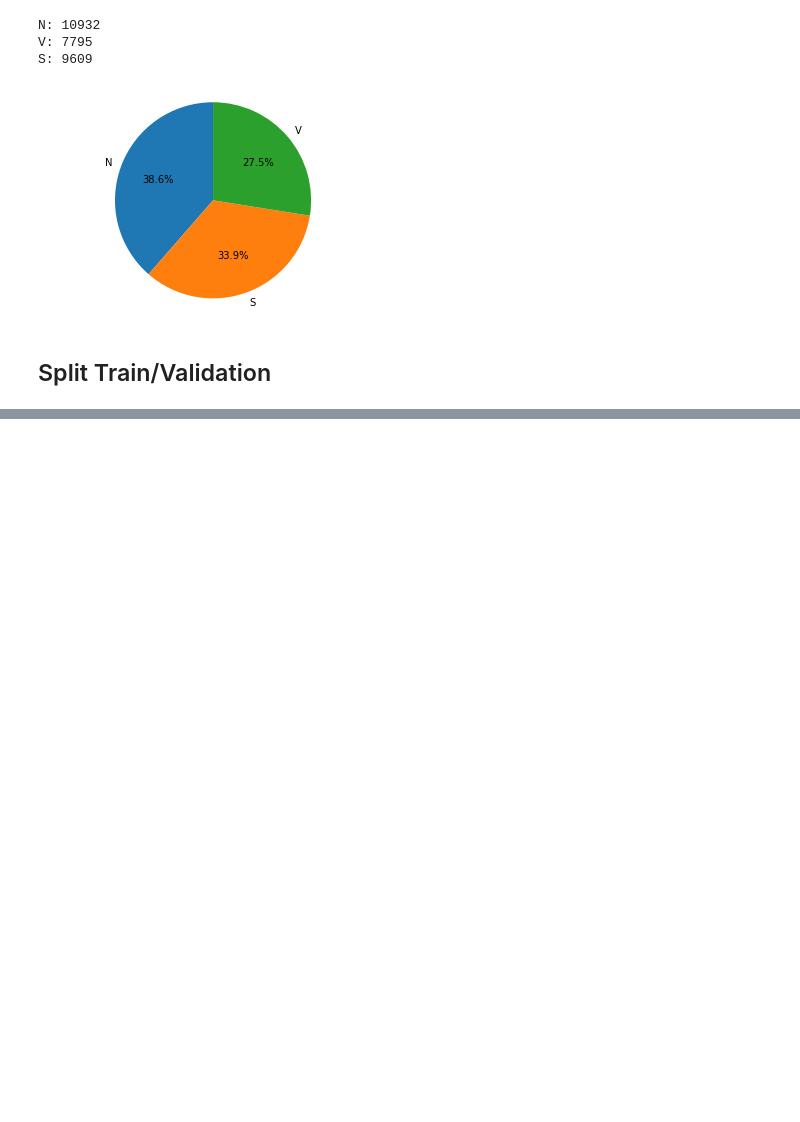
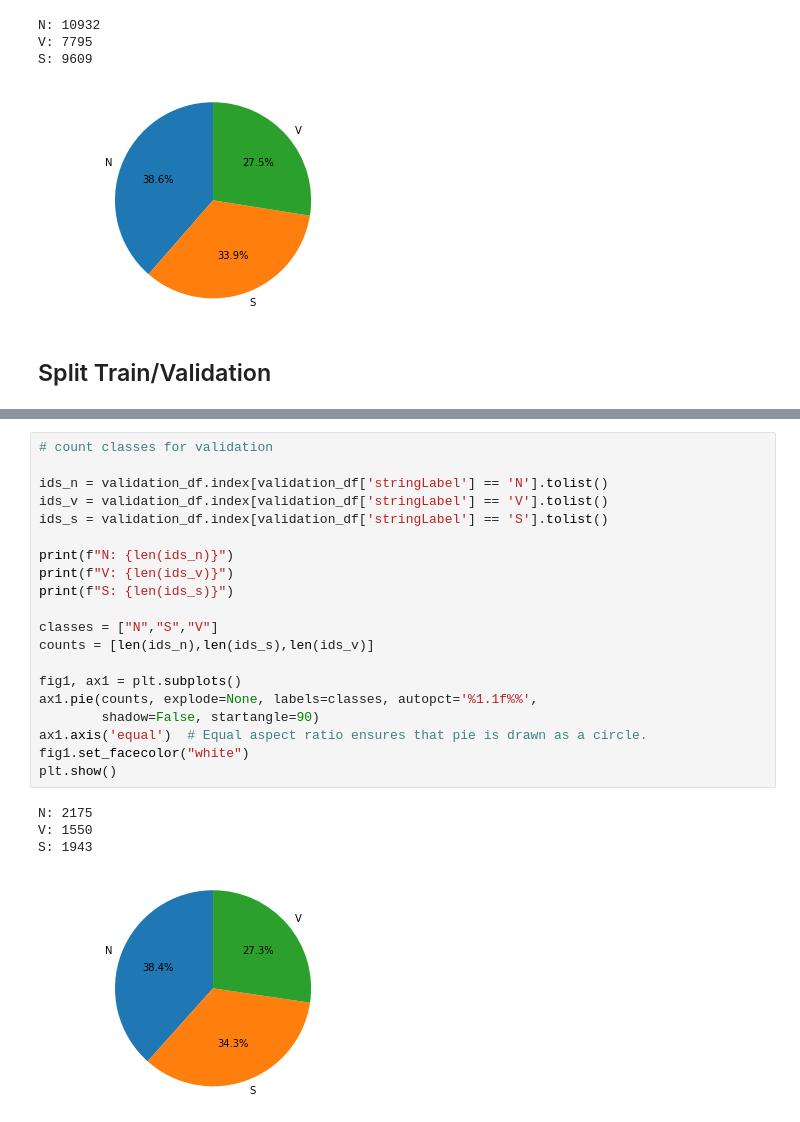
Before and after one commit to simonetome/Heartbeat-NSV-classification, a Jupyter notebook: DataVisualization.ipynb, the cells around one changed output, grey strips where cells are left out. Saved outputs shown, nothing was run; the diff lists cells and outputs as text; blank space fills up the shorter version.

```diff
--- a/DataVisualization.ipynb
+++ b/DataVisualization.ipynb
@@ -391,3 +433,28 @@ print(len(x_train))
+# %%
+# count classes for validation
+
+ids_n = validation_df.index[validation_df['stringLabel'] == 'N'].tolist()
+ids_v = validation_df.index[validation_df['stringLabel'] == 'V'].tolist()
+ids_s = validation_df.index[validation_df['stringLabel'] == 'S'].tolist()
+
+print(f"N: {len(ids_n)}")
+print(f"V: {len(ids_v)}")
+print(f"S: {len(ids_s)}")
+
+classes = ["N","S","V"]
+counts = [len(ids_n),len(ids_s),len(ids_v)]
+
+fig1, ax1 = plt.subplots()
+ax1.pie(counts, explode=None, labels=classes, autopct='%1.1f%%',
+        shadow=False, startangle=90)
+ax1.axis('equal')  # Equal aspect ratio ensures that pie is drawn as a circle.
+fig1.set_facecolor("white")
+plt.show()
+# %% [output]
+N: 2175
+V: 1550
+S: 1943
+[figure, added]
 # %%
 
 import seaborn as sns
```
Also changed, not shown: parts of 9 cells of this notebook.
